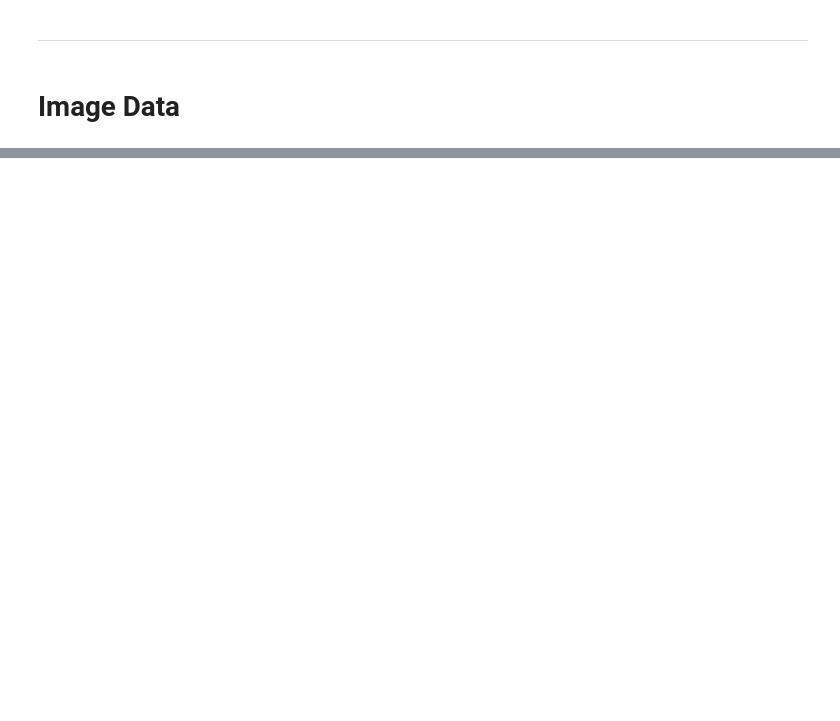
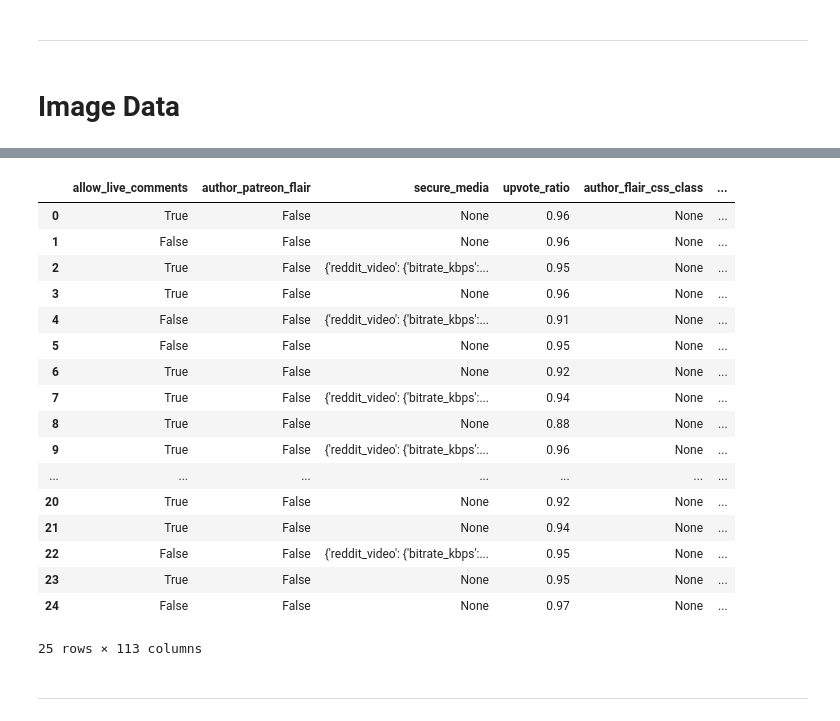
Before and after one commit to Daniel-Elston/JSON_to_PGSQL, a Jupyter notebook: Notebooks/B1_JSON_Exploration/json_exploration_3.ipynb, the cells around one changed output, grey strips where cells are left out. Drawn from its saved outputs; the diff is of its cells as text; code cells hidden in the pictures; blank space fills up the shorter version.

```diff
--- a/Notebooks/B1_JSON_Exploration/json_exploration_3.ipynb
+++ b/Notebooks/B1_JSON_Exploration/json_exploration_3.ipynb
@@ -15,6 +15,9 @@ from A_Main.Configurations.setup_env import setup_environment
 config = setup_environment(root_dir)
 # %%
 raw_data_path = config.raw_data
+# %%
+sdo_parq = config.sdo_parq
+sdo_feather = config.sdo_feather
 # %% [markdown]
 ---
 # %%
@@ -266,0 +273,36 @@ display(df_image_resolution.head())
+# %%
+df_names = ['post_data', 'video_data', 'image_data', 'image_source', 'image_resolution']
+df_dict = {}
+
+for df_name in df_names:
+    df_dict[df_name] = pd.read_feather(os.path.join(sdo_feather, df_name + '.feather'))
+
+# Now you can access your dataframes like this:
+df_post_data = df_dict['post_data']
+df_video_data = df_dict['video_data']
+df_image_data = df_dict['image_data']
+df_image_source = df_dict['image_source']
+df_image_resolution = df_dict['image_resolution']
+# %%
+df_post_data
+# %% [output]
+|  | allow_live_comments | author_patreon_flair | secure_media | upvote_ratio | author_flair_css_class | ... |
+| 0 | True | False | None | 0.96 | None | ... |
+| 1 | False | False | None | 0.96 | None | ... |
+| 2 | True | False | {'reddit_video': {'bitrate_kbps':... | 0.95 | None | ... |
+| 3 | True | False | None | 0.96 | None | ... |
+| 4 | False | False | {'reddit_video': {'bitrate_kbps':... | 0.91 | None | ... |
+| 5 | False | False | None | 0.95 | None | ... |
+| 6 | True | False | None | 0.92 | None | ... |
+| 7 | True | False | {'reddit_video': {'bitrate_kbps':... | 0.94 | None | ... |
+| 8 | True | False | None | 0.88 | None | ... |
+| 9 | True | False | {'reddit_video': {'bitrate_kbps':... | 0.96 | None | ... |
+| ... | ... | ... | ... | ... | ... | ... |
+| 20 | True | False | None | 0.92 | None | ... |
+| 21 | True | False | None | 0.94 | None | ... |
+| 22 | False | False | {'reddit_video': {'bitrate_kbps':... | 0.95 | None | ... |
+| 23 | True | False | None | 0.95 | None | ... |
+| 24 | False | False | None | 0.97 | None | ... |
+25 rows × 113 columns
+# %% [markdown]
+----
```
Also changed, not shown: parts of 12 cells of this notebook, 13 other files.
